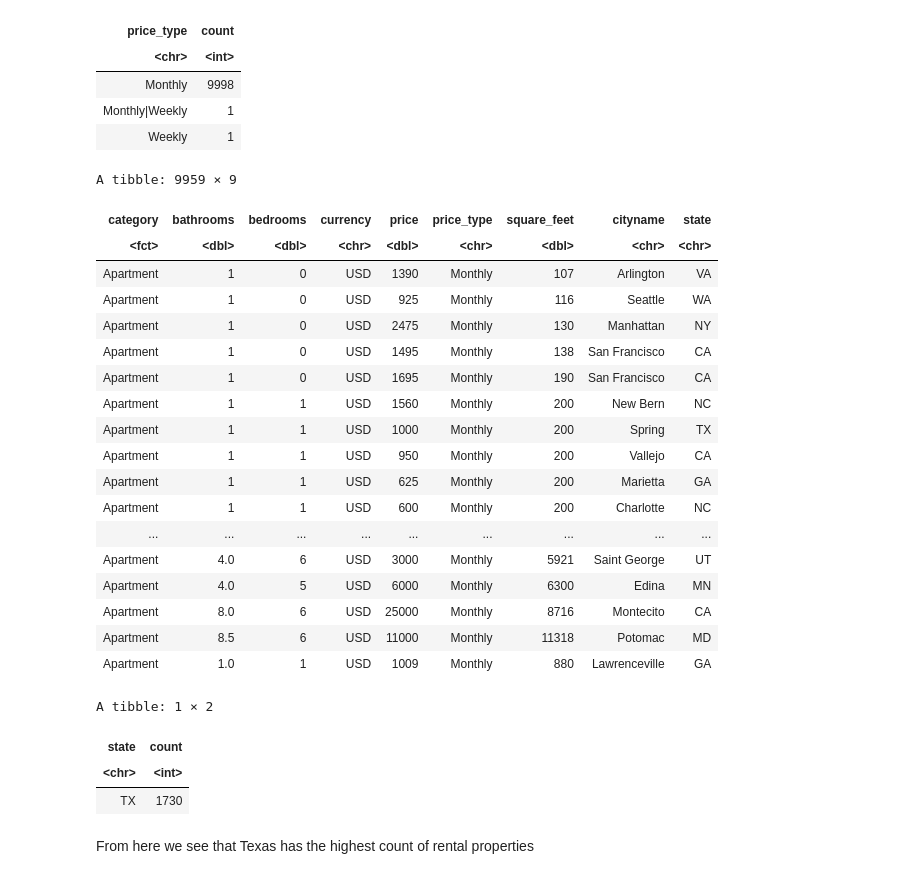
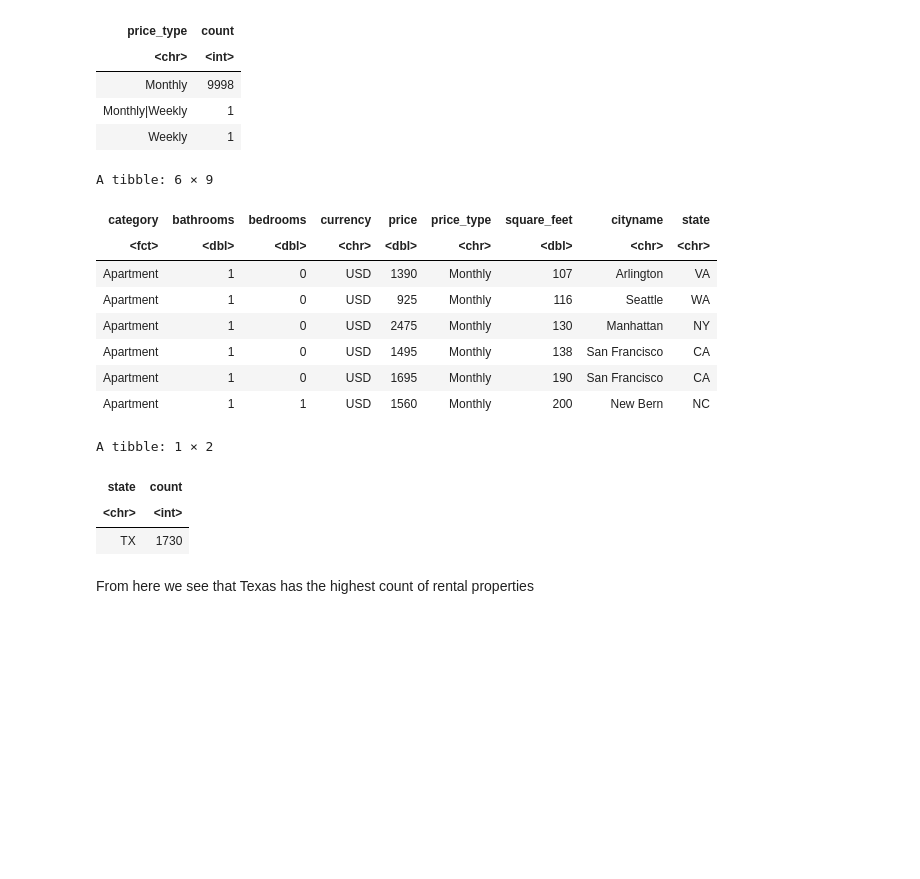
Before and after one commit to LightAwesome/apartment_rent_analysis, a Jupyter notebook: apartment.ipynb, the cells around one changed output. Saved outputs shown, nothing was run; the diff lists cells and outputs as text; code cells hidden in the pictures; blank space fills up the shorter version.

```diff
--- a/apartment.ipynb
+++ b/apartment.ipynb
@@ -42,45 +42,35 @@ A tibble: 3 × 2
 apt_sample <- apartments |>
                 filter(bathrooms != 'null')|>
                 filter(bedrooms != 'null')|>
                 filter(price_type == "Monthly")|>
                 mutate(bathrooms = as.double(bathrooms))|>
                 mutate(bedrooms = as.double(bedrooms))|>
                 mutate(category = as.factor(category))|>
                 mutate(category = fct_recode(category,
                                             'Apartment' = 'housing/rent/apartment',
                                             'Home' = 'housing/rent/home',
                                             'Short Term' = 'housing/rent/short_term'))|>
                 mutate(time = as.POSIXct(time, origin="1970-01-01"))|>
                 select(-latitude,- longitude, -source, -pets_allowed, -price_display, -address, -title,
                        -body, -fee, -id, -has_photo, -time, -amenities)
 
 apt_states <-  apt_sample |>
             group_by (state)|>
             summarize(count = n())|>
             arrange(desc(count))|>
             slice(1)
-apt_sample
+head(apt_sample)
 apt_states
 # %% [output]
-A tibble: 9959 × 9
+A tibble: 6 × 9
 | category | bathrooms | bedrooms | currency | price | price_type | square_feet | cityname | state |
 | <fct> | <dbl> | <dbl> | <chr> | <dbl> | <chr> | <dbl> | <chr> | <chr> |
 | Apartment | 1 | 0 | USD | 1390 | Monthly | 107 | Arlington | VA |
 | Apartment | 1 | 0 | USD | 925 | Monthly | 116 | Seattle | WA |
 | Apartment | 1 | 0 | USD | 2475 | Monthly | 130 | Manhattan | NY |
 | Apartment | 1 | 0 | USD | 1495 | Monthly | 138 | San Francisco | CA |
 | Apartment | 1 | 0 | USD | 1695 | Monthly | 190 | San Francisco | CA |
 | Apartment | 1 | 1 | USD | 1560 | Monthly | 200 | New Bern | NC |
-| Apartment | 1 | 1 | USD | 1000 | Monthly | 200 | Spring | TX |
-| Apartment | 1 | 1 | USD | 950 | Monthly | 200 | Vallejo | CA |
-| Apartment | 1 | 1 | USD | 625 | Monthly | 200 | Marietta | GA |
-| Apartment | 1 | 1 | USD | 600 | Monthly | 200 | Charlotte | NC |
-| ... | ... | ... | ... | ... | ... | ... | ... | ... |
-| Apartment | 4.0 | 6 | USD | 3000 | Monthly | 5921 | Saint George | UT |
-| Apartment | 4.0 | 5 | USD | 6000 | Monthly | 6300 | Edina | MN |
-| Apartment | 8.0 | 6 | USD | 25000 | Monthly | 8716 | Montecito | CA |
-| Apartment | 8.5 | 6 | USD | 11000 | Monthly | 11318 | Potomac | MD |
-| Apartment | 1.0 | 1 | USD | 1009 | Monthly | 880 | Lawrenceville | GA |
 A tibble: 1 × 2
 | state | count |
 | <chr> | <int> |
```
